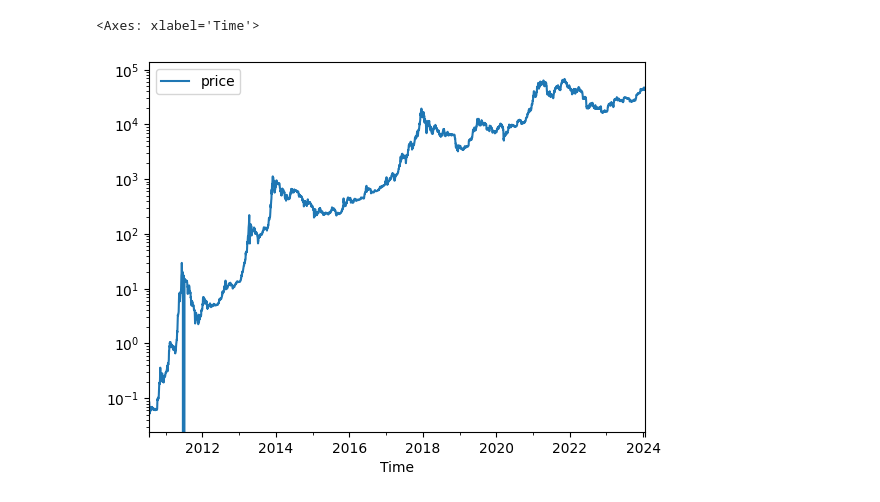
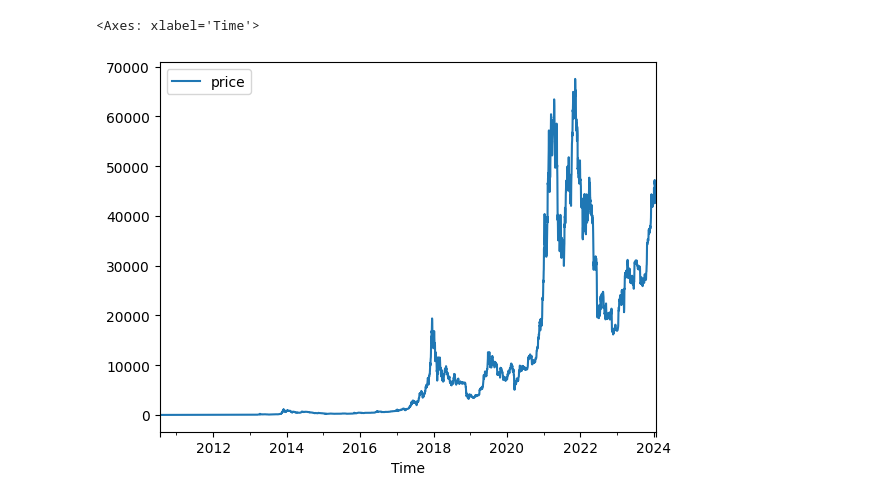
Before and after one commit to MichalTaczala/dprpy_assignment_3, a Jupyter notebook: CryptoProcessing.ipynb, the cells around one changed output. Cells and saved outputs as stored; diff of their text form; code cells hidden in the pictures.

```diff
--- a/CryptoProcessing.ipynb
+++ b/CryptoProcessing.ipynb
@@ -1,23 +1,23 @@
 # %%
 import pandas as pd
 import matplotlib.pyplot as plt
 
 bitcoin_historical = pd.read_csv("./historical_prices/bitcoin_data.csv")
 bitcoin_historical['Time'] = pd.to_datetime(bitcoin_historical['Time'])
 bitcoin_historical['Derivative'] = bitcoin_historical['price'].diff()
 bitcoin_historical['RelativeChange'] = bitcoin_historical['Derivative']/(bitcoin_historical['price'].rolling(20).mean())
 # bitcoin_historical['Derivative'] = bitcoin_historical['Derivative'].rolling(window=30).normalize().mean()?
 # bitcoin_historical['Derivative'] = bitcoin_historical['Derivative'].normalize().mean()
 # bitcoin_historical.plot(x='Time', y='price', kind='line')
-bitcoin_historical.plot(x='Time', y='price', kind='line', logy=True)
+bitcoin_historical.plot(x='Time', y='price', kind='line')
 
 
 # plt.plot(bitcoin_historical['Time'], bitcoin_historical['price'])
 # plt.xlabel('Time (days)')
 # plt.ylabel('Price [USD]')
 # plt.title('BTC price vs Time')
 # # plt.grid(True)
 # plt.show()
 # %% [output]
 <Axes: xlabel='Time'>
-[figure, old version]
+[figure, new version]
```
Also changed, not shown: 1 other file.
